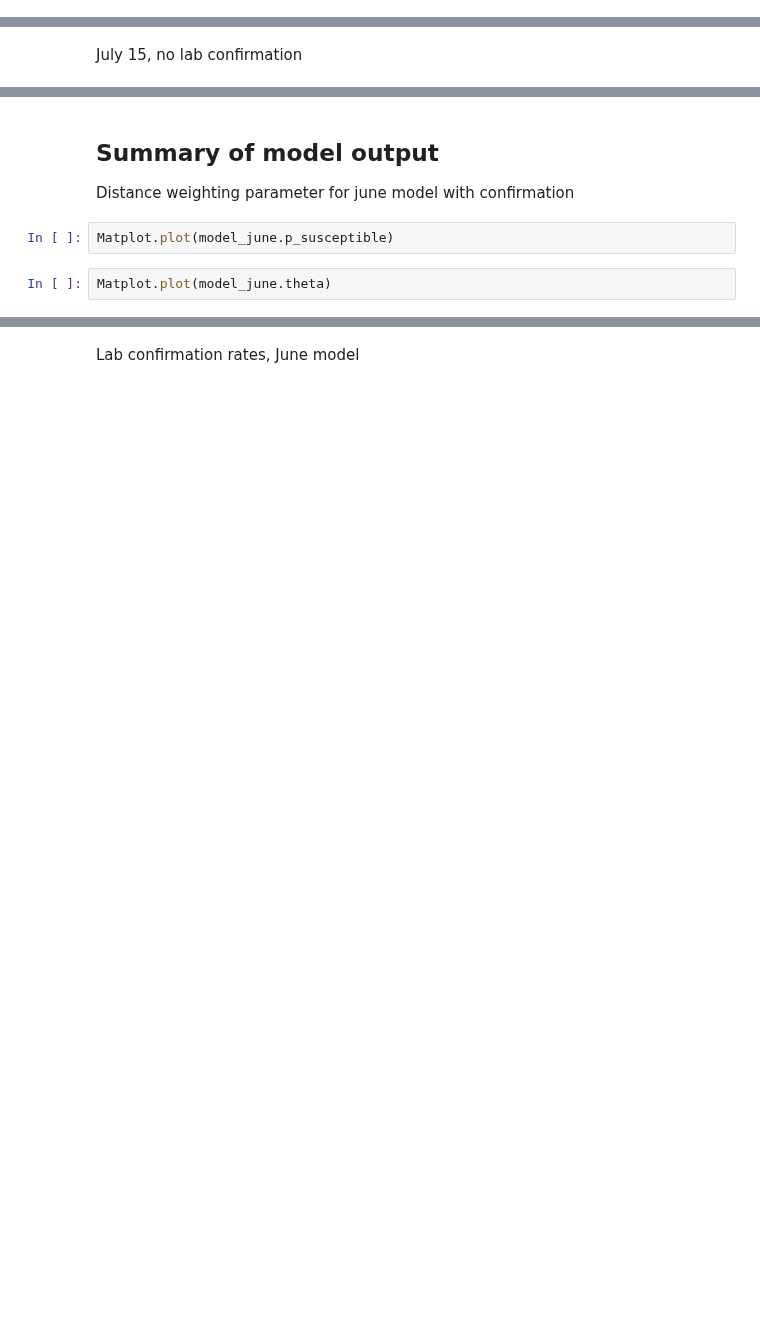
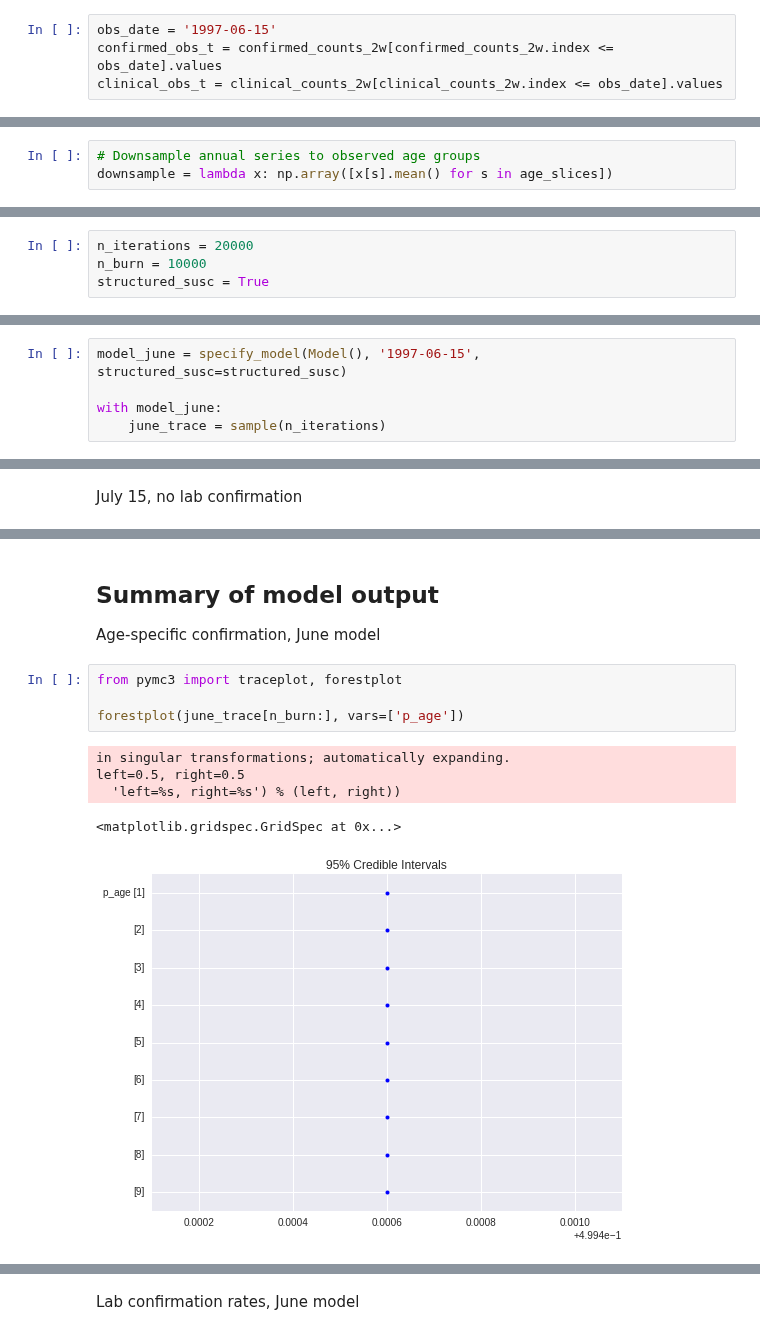
Before and after one commit to fonnesbeck/SaoPauloMeasles, a Jupyter notebook: Archive/Non-Spatial Measles Model (PyMC 3).ipynb, the cells around one changed output, grey strips where cells are left out. Cells and saved outputs as stored; diff of their text form; blank space fills up the shorter version.

Commit message:
Archived non-current models;

```diff
--- a/Archive/Non-Spatial Measles Model (PyMC 3).ipynb
+++ b/Archive/Non-Spatial Measles Model (PyMC 3).ipynb
@@ -418,0 +412,4 @@ def measles_model(obs_date, confirmation=True):
+# %%
+obs_date = '1997-06-15'
+confirmed_obs_t = confirmed_counts_2w[confirmed_counts_2w.index <= obs_date].values
+clinical_obs_t = clinical_counts_2w[clinical_counts_2w.index <= obs_date].values
@@ -418,0 +421,3 @@ def measles_model(obs_date, confirmation=True):
+# %%
+# Downsample annual series to observed age groups
+downsample = lambda x: np.array([x[s].mean() for s in age_slices])
@@ -419,4 +530,8 @@ def measles_model(obs_date, confirmation=True):
 # %% [markdown]
 Run models for June 15 and July 15 observation points, both with and without clinical confirmation.
+# %%
+n_iterations = 20000
+n_burn = 10000
+structured_susc = True
 # %% [markdown]
 June 15, with lab confirmation
@@ -432,0 +538,5 @@ with model:
+# %%
+model_june = specify_model(Model(), '1997-06-15', structured_susc=structured_susc)
+
+with model_june:
+    june_trace = sample(n_iterations)
@@ -467,8 +597,14 @@ model_july_noconf.sample(n_iterations, n_burn)
 # %% [markdown]
 ## Summary of model output
 
-Distance weighting parameter for june model with confirmation
+Age-specific confirmation, June model
-# %%
-Matplot.plot(model_june.p_susceptible)
-# %%
-Matplot.plot(model_june.theta)
+# %%
+from pymc3 import traceplot, forestplot
+
+forestplot(june_trace[n_burn:], vars=['p_age'])
+# %% [output]
+in singular transformations; automatically expanding.
+left=0.5, right=0.5
+  'left=%s, right=%s') % (left, right))
+<matplotlib.gridspec.GridSpec at 0x...>
+[figure, added]
```
Also changed, not shown: parts of 112 cells of this notebook, 1 other file.
